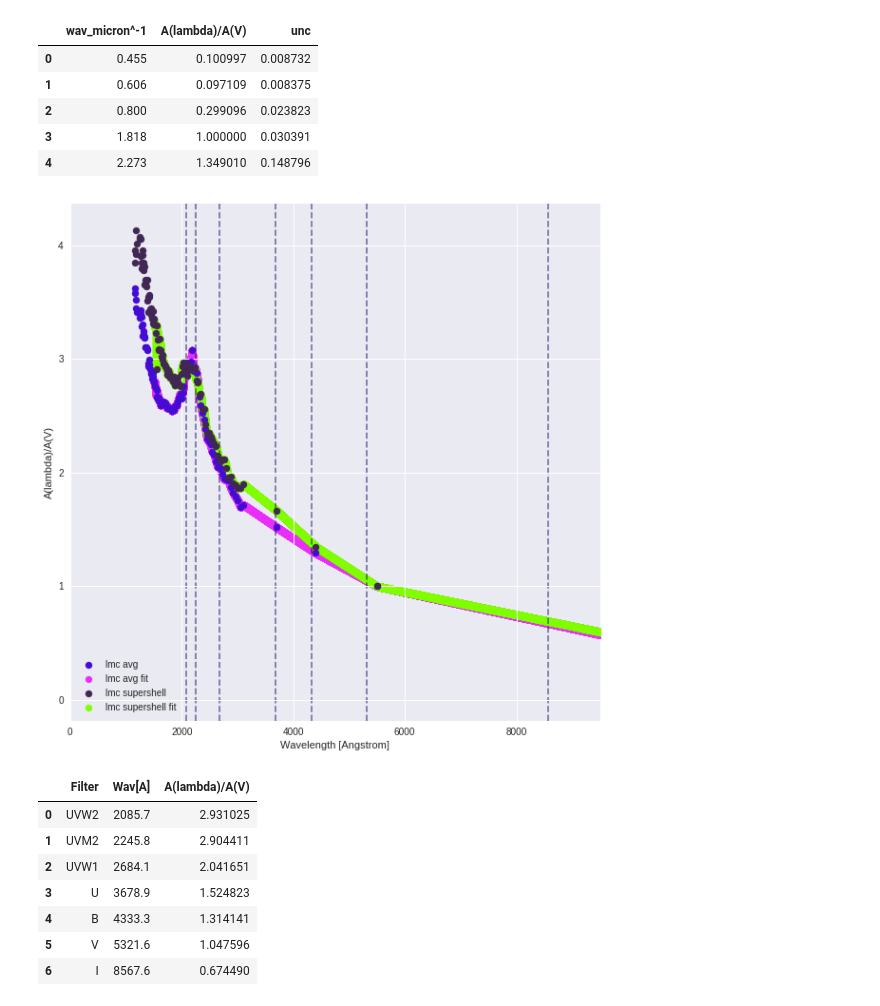
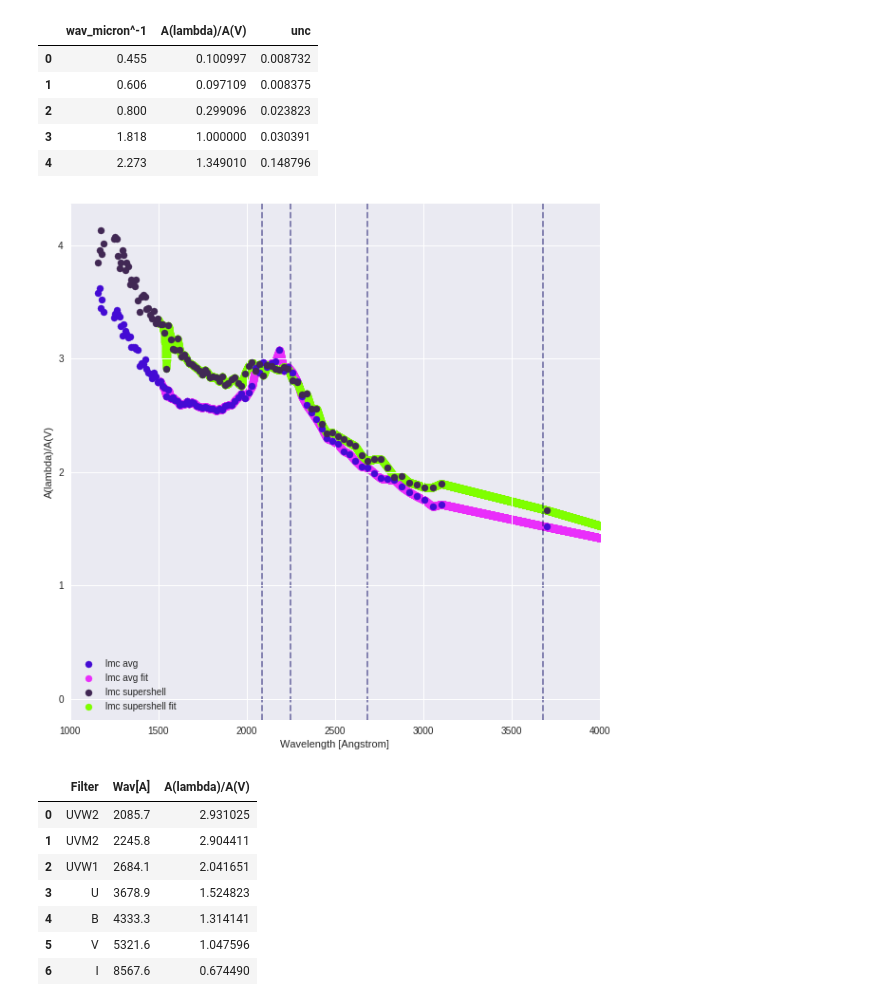
Before and after one commit to AstroLudwig/FoesHackSession, a Jupyter notebook: DustRemoval.ipynb, the cells around one changed output. Saved outputs shown, nothing was run; the diff lists cells and outputs as text; code cells hidden in the pictures.

```diff
--- a/DustRemoval.ipynb
+++ b/DustRemoval.ipynb
@@ -142,19 +142,19 @@ def get_interpolated_gordon_function(gordon):
 # %%
 plt.figure(figsize=(10,10))
 plt.style.use("seaborn")
 #lmc avg
 plt.scatter(lmc_wav,lmc_ext,c="#440BD4",s=50,label="lmc avg")
 plt.scatter(fit_lmc_wav, fit_lmc_ext,c="#E92EFB",zorder=0,label="lmc avg fit")
 #lmc supershell
 plt.scatter(lmc_wav_ss,lmc_ext_ss,c="#412854",s=50,label="lmc supershell")
 plt.scatter(fit_lmc_wav_ss,fit_lmc_ext_ss,c="#7FFF00",zorder=0,label="lmc supershell fit")
 
 plt.xlabel("Wavelength [Angstrom]"); plt.ylabel("A(lambda)/A(V)")
 [plt.axvline(effective_wavelengths[key].value,alpha=0.5,zorder=0,ls="--",c="#04005E") for key in effective_wavelengths]
-plt.xlim(0,9500)
+plt.xlim(1000,4000)
 plt.legend();
 # %% [output]
-[figure, old version]
+[figure, new version]
 # %%
 def get_extinction_table(interp_wav,interp_ext,sname):
     ext = {}
```
Also changed, not shown: parts of 6 cells of this notebook, 4 other files.
